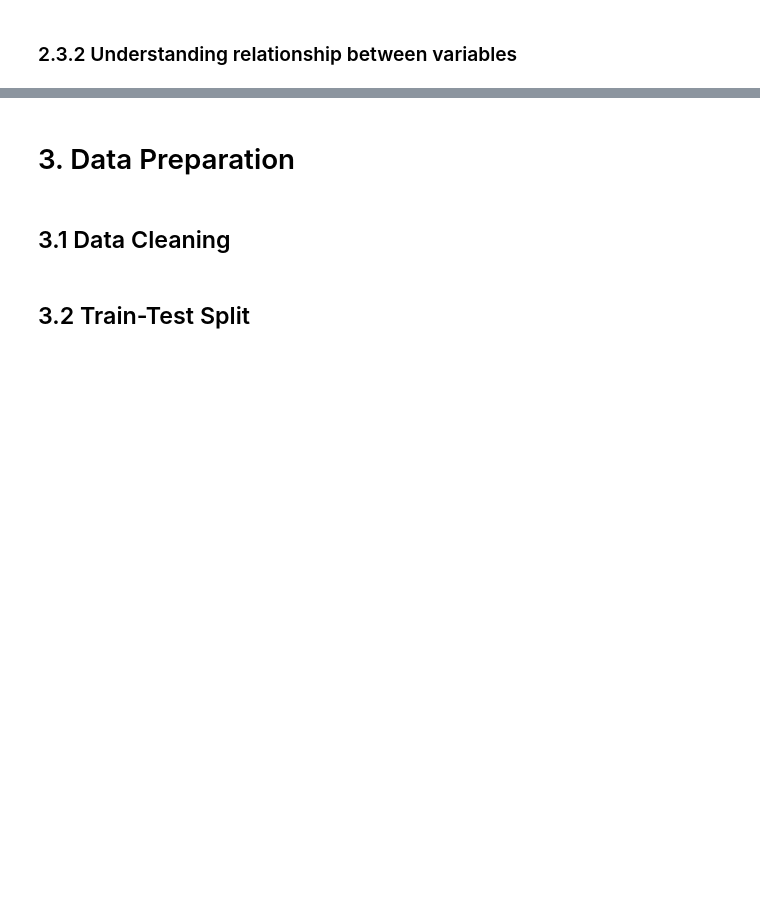
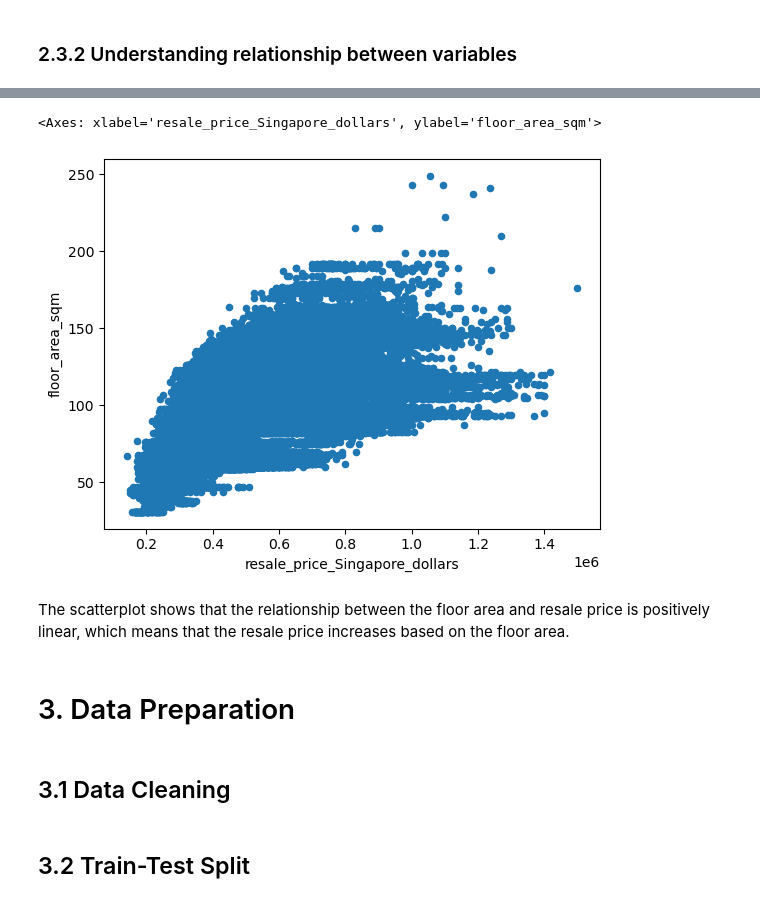
Before and after one commit to gesvda/mldp-project, a Jupyter notebook: MLDP Program Codes Submission Template.ipynb, the cells around one changed output, grey strips where cells are left out. Cells and saved outputs as stored; diff of their text form; code cells hidden in the pictures; blank space fills up the shorter version.

```diff
--- a/MLDP Program Codes Submission Template.ipynb
+++ b/MLDP Program Codes Submission Template.ipynb
@@ -157,3 +172,11 @@ plt.show()
+# %%
+## Scatterplot
+df.plot(x=col_y, y='floor_area_sqm', kind='scatter')
+# %% [output]
+<Axes: xlabel='resale_price_Singapore_dollars', ylabel='floor_area_sqm'>
+[figure, added]
+# %% [markdown]
+The scatterplot shows that the relationship between the floor area and resale price is positively linear, which means that the resale price increases based on the floor area.
 # %% [markdown]
 # 3. Data Preparation
 # %% [markdown]
```
Also changed, not shown: parts of 7 cells of this notebook.
